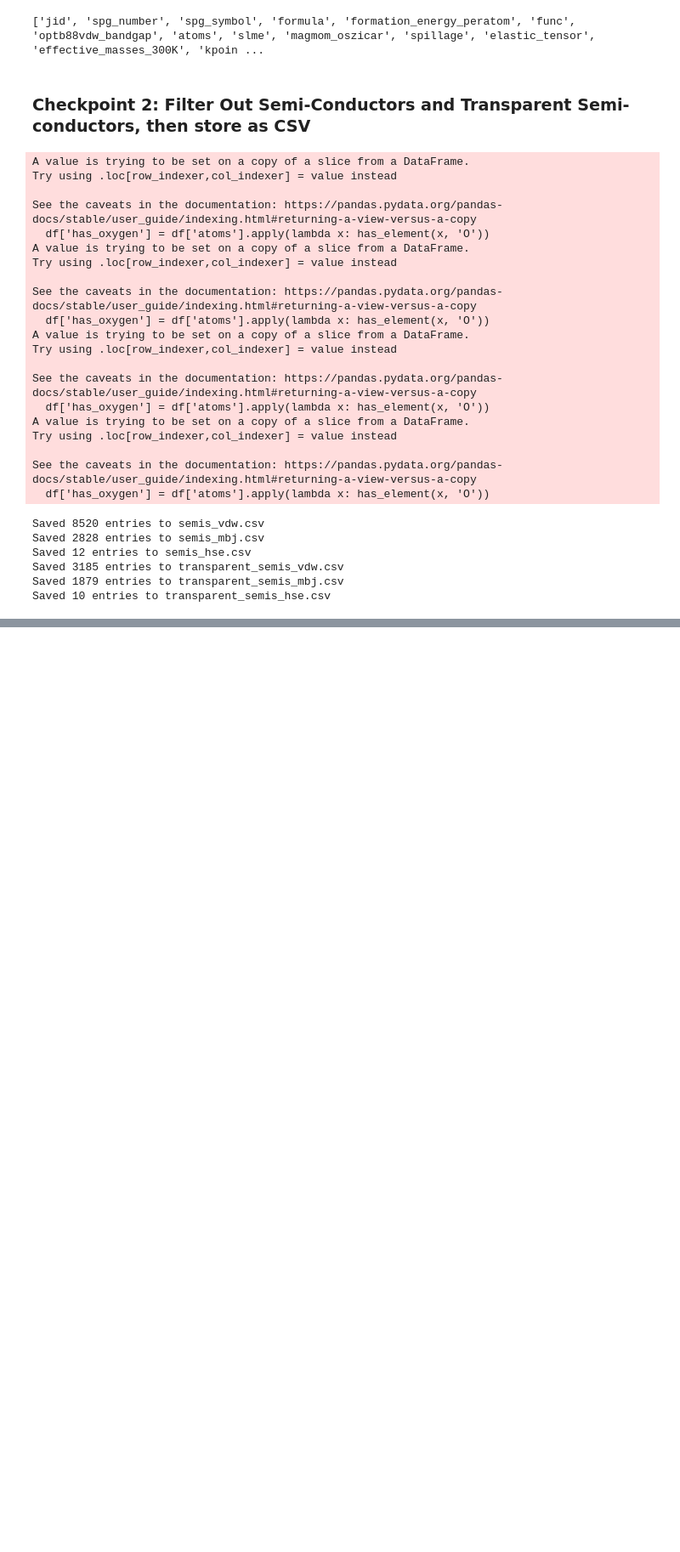
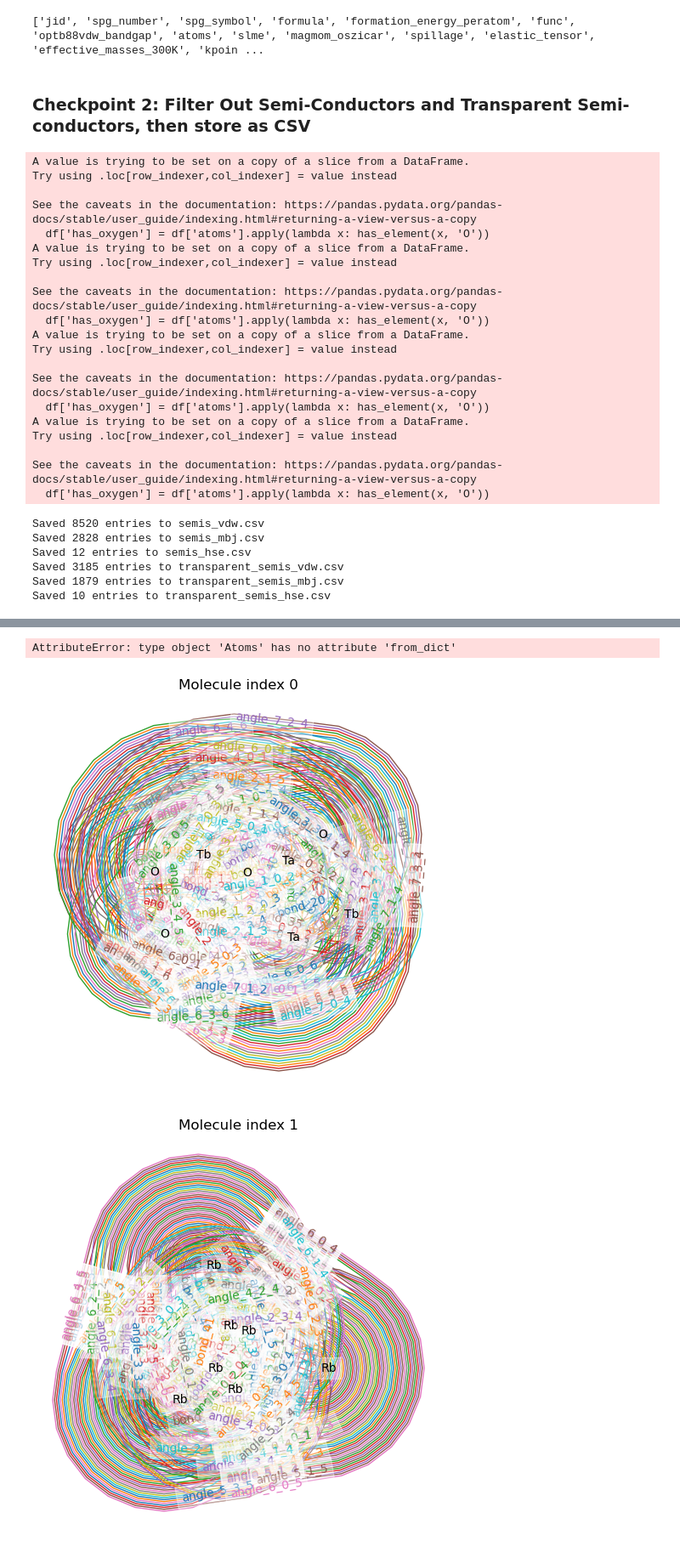
Before and after one commit to Jehad142/ml-final-project-team2, a Jupyter notebook: notebooks/JARVIS_eda.ipynb, the cells around one changed output, grey strips where cells are left out. Shown at 85% size. Saved outputs shown, nothing was run; the diff lists cells and outputs as text; code cells hidden in the pictures; blank space fills up the shorter version.

Commit message:
Added networkx graph visualization code, with example in JARVIS_eda.ipynb

```diff
--- a/notebooks/JARVIS_eda.ipynb
+++ b/notebooks/JARVIS_eda.ipynb
@@ -106,0 +153,7 @@ Saved 10 entries to transparent_semis_hse.csv
+# %%
+from jarvis.core.atoms import Atoms
+
+# Assuming g_data corresponds to graphs[6]
+atoms_dict = semis_vdw['atoms'].iloc[6]  # get the original atoms dict
+atoms = Atoms.from_dict(atoms_dict)
+atomic_symbols = atoms.elements  # list of element symbols
@@ -106,0 +165,73 @@ Saved 10 entries to transparent_semis_hse.csv
+# %%
+import sys
+sys.path.append("../code/visualization")
+
+import visualization
+
+i = 13
+g_data = graphs[i]
+G = pyg_to_nx(g_data)
+atoms_dict = transparent_semis_vdw['atoms'].iloc[i]
+pos_tensor = g_data.pos
+
+visualization.visualize_graph(G, atoms_dict, pos_tensor)
+# %% [output]
+AttributeError: type object 'Atoms' has no attribute 'from_dict'
+# %%
+import matplotlib.pyplot as plt
+import hypernetx as hnx
+from jarvis.core.atoms import Atoms
+import matplotlib.cm as cm
+import numpy as np
+
+def plot_hypergraphs(graphs, atoms_list, N=5):
+    for i in range(min(N, len(graphs))):
+        g_data = graphs[i]
+        atoms_dict = atoms_list.iloc[i]
+        atoms = Atoms.from_dict(atoms_dict)
+
+        atomic_symbols = atoms.elements
+        atomic_numbers = atoms.atomic_numbers
+        num_atoms = len(atomic_symbols)
+
+        # Build hyperedges
+        edge_array = g_data.edge_index.T.numpy()
+        hyperedges = {}
+        for j, e in enumerate(edge_array):
+            if max(e) < num_atoms:
+                hyperedges[f"bond_{j}"] = list(e)
+
+        # 3-atom hyperedges (angles)
+        for atom in range(num_atoms):
+            neighbors = edge_array[edge_array[:,0]==atom, 1]
+            neighbors = [n for n in neighbors if n < num_atoms]
+            for m in range(len(neighbors)):
+                for n in range(m+1, len(neighbors)):
+                    hyperedges[f"angle_{atom}_{m}_{n}"] = [atom, neighbors[m], neighbors[n]]
+
+        H = hnx.Hypergraph(hyperedges)
+
+        # Node labels
+        node_labels_dict = {n: atomic_symbols[n] for n in H.nodes() if n < num_atoms}
+
+        # Map atomic numbers to colors using a colormap
+        norm = plt.Normalize(min(atomic_numbers), max(atomic_numbers))
+        cmap = cm.tab20
+        node_colors = {n: cmap(norm(atomic_numbers[n])) for n in H.nodes() if n < num_atoms}
+
+        # Draw hypergraph (no node_size)
+        plt.figure(figsize=(6,6))
+        hnx.draw(
+            H,
+            with_node_labels=True,
+            node_labels=node_labels_dict,
+            nodes_kwargs={'facecolor': node_colors}  # only allowed kwargs
+        )
+        plt.title(f"Molecule index {i}")
+        plt.show()
+
+# --- Usage ---
+plot_hypergraphs(graphs, transparent_semis_vdw['atoms'], N=5)
+# %% [output]
+[figure, added]
+[figure, added]
```
Also changed, not shown: parts of 5 cells of this notebook, 1 other file.
